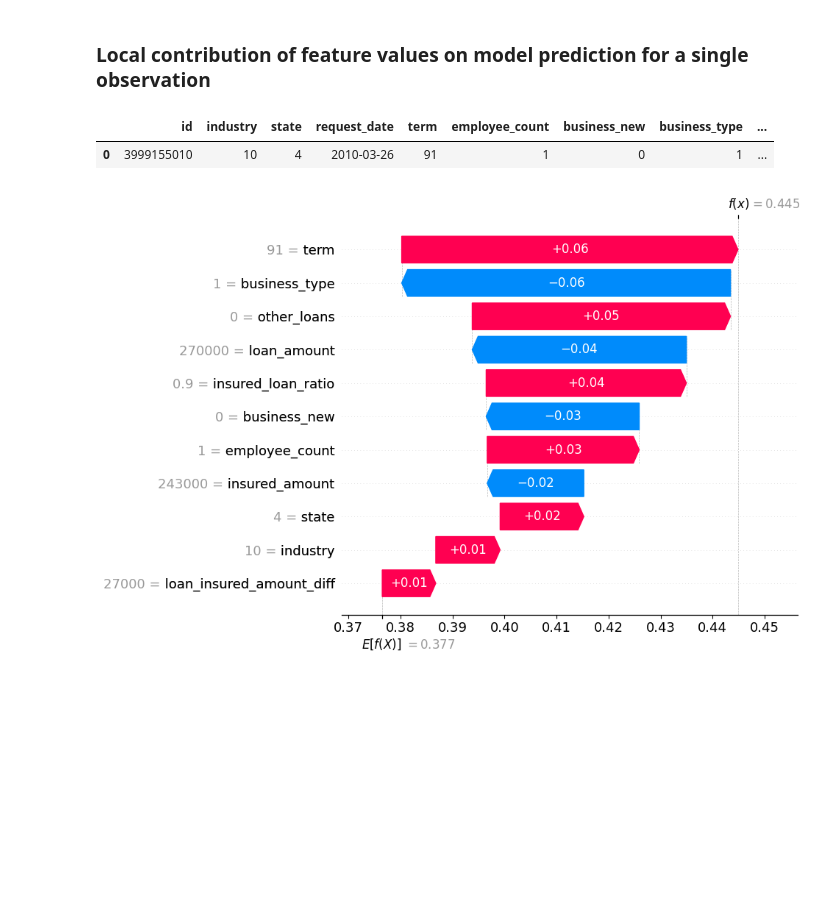
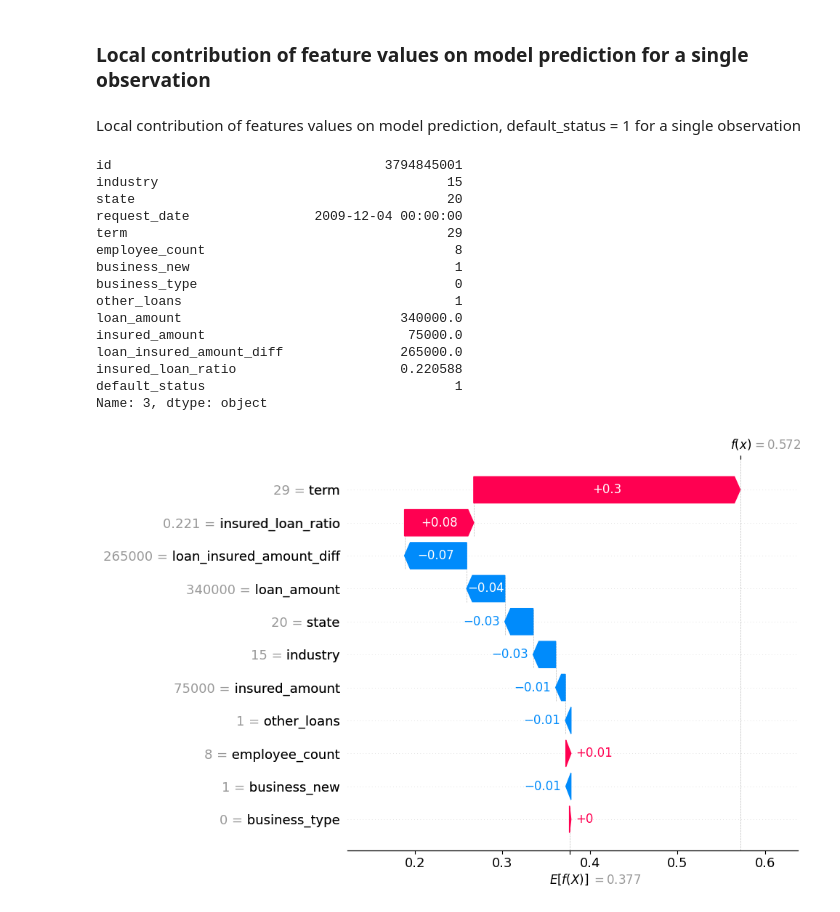
Before and after one commit to AddChew/loan-default, a Jupyter notebook: code_addison.ipynb, the cells around one changed output. Drawn from its saved outputs; the diff is of its cells as text; code cells hidden in the pictures; blank space fills up the shorter version.

```diff
--- a/code_addison.ipynb
+++ b/code_addison.ipynb
@@ -378,11 +389,2 @@ shap.summary_plot(shap_values)
 # %% [markdown]
 ### Local contribution of feature values on model prediction for a single observation
-# %%
-test.head(1)
-# %% [output]
-|  | id | industry | state | request_date | term | employee_count | business_new | business_type | ... |
-| 0 | 3999155010 | 10 | 4 | 2010-03-26 | 91 | 1 | 0 | 1 | ... |
-# %%
-shap.plots.waterfall(shap_values[0], max_display = max_display)
-# %% [output]
-[figure, removed]
@@ -391,0 +391,23 @@ shap.plots.waterfall(shap_values[0], max_display = max_display)
+# %% [markdown]
+Local contribution of features values on model prediction, default_status = 1 for a single observation
+# %%
+idx = test[test.default_status == 1].index[0]
+print(test.iloc[idx])
+shap.plots.waterfall(shap_values[idx], max_display = max_display)
+# %% [output]
+id                                   3794845001
+industry                                     15
+state                                        20
+request_date                2009-12-04 00:00:00
+term                                         29
+employee_count                                8
+business_new                                  1
+business_type                                 0
+other_loans                                   1
+loan_amount                            340000.0
+insured_amount                          75000.0
+loan_insured_amount_diff               265000.0
+insured_loan_ratio                     0.220588
+default_status                                1
+Name: 3, dtype: object
+[figure, added]
```
Also changed, not shown: parts of 7 cells of this notebook.
